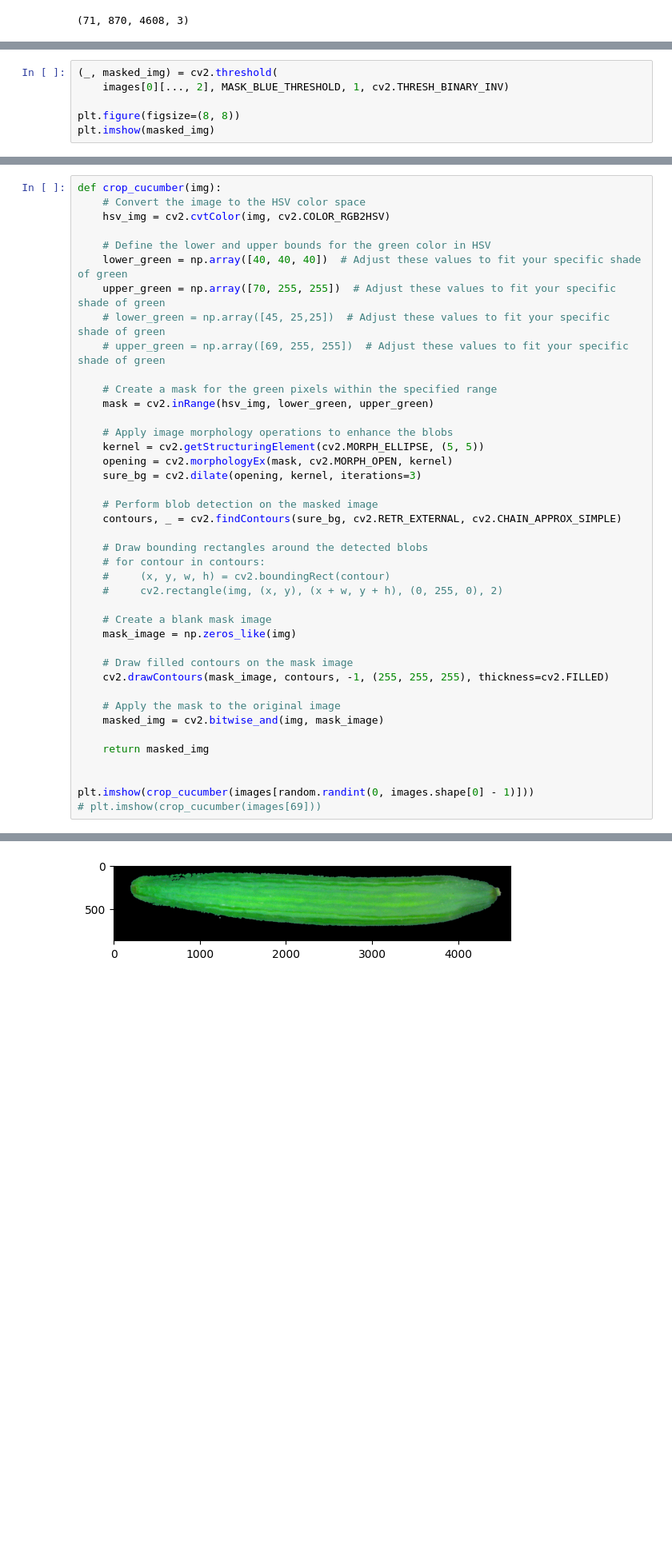
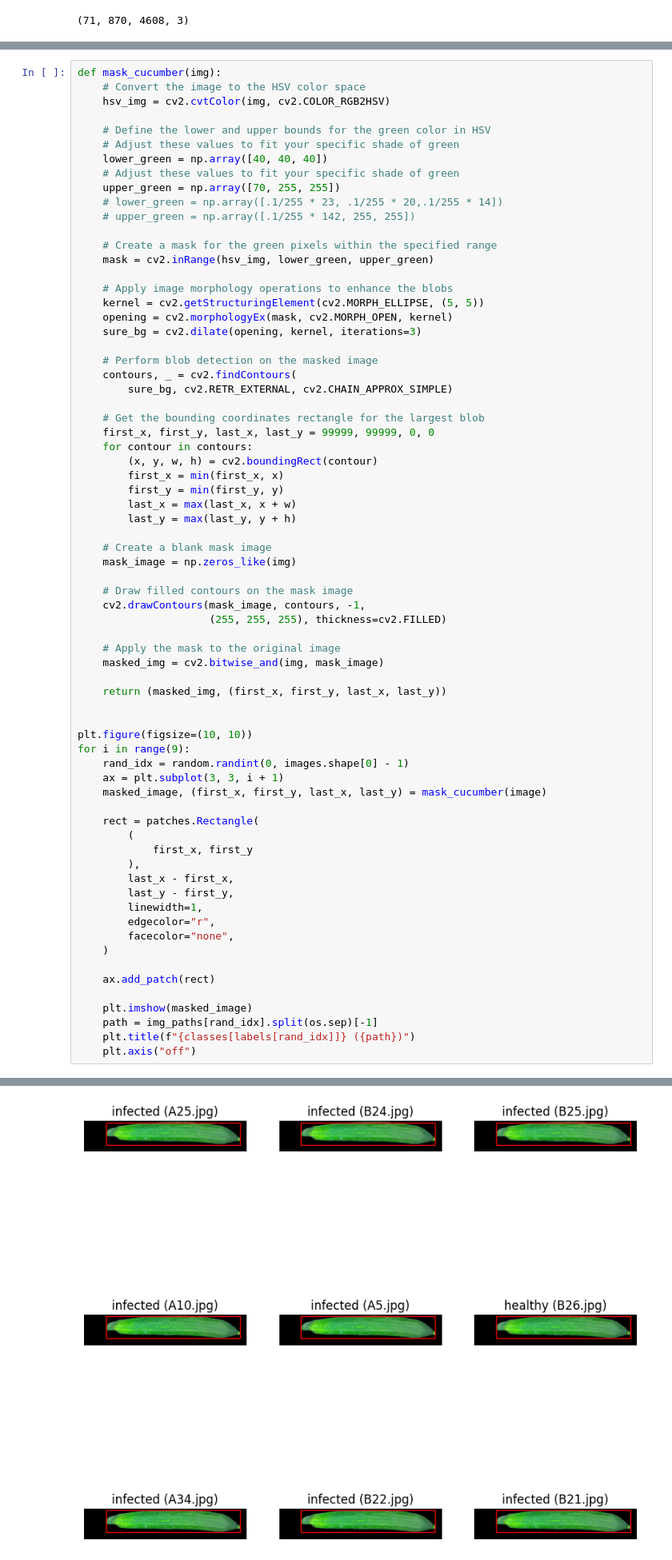
Before and after one commit to Niklas-Mezynski/fontys-cucumber-disease-ai-model, a Jupyter notebook: final_procedure_second_dataset.ipynb, the cells around one changed output, grey strips where cells are left out. Shown at 80% size. Drawn from its saved outputs; the diff is of its cells as text; blank space fills up the shorter version.

```diff
--- a/final_procedure_second_dataset.ipynb
+++ b/final_procedure_second_dataset.ipynb
@@ -170,9 +147,3 @@ def get_first_and_last_cucumber_pixel(image):
         (first_cucumber_pixel_x, first_cucumber_pixel_y),
         (last_cucumber_pixel_x, last_cucumber_pixel_y),
     )
-# %%
-(_, masked_img) = cv2.threshold(
-    images[0][..., 2], MASK_BLUE_THRESHOLD, 1, cv2.THRESH_BINARY_INV)
-
-plt.figure(figsize=(8, 8))
-plt.imshow(masked_img)
@@ -182,13 +150,15 @@ plt.imshow(masked_img)
 # %%
-def crop_cucumber(img):
+def mask_cucumber(img):
     # Convert the image to the HSV color space
     hsv_img = cv2.cvtColor(img, cv2.COLOR_RGB2HSV)
 
     # Define the lower and upper bounds for the green color in HSV
-    lower_green = np.array([40, 40, 40])  # Adjust these values to fit your specific shade of green
-    upper_green = np.array([70, 255, 255])  # Adjust these values to fit your specific shade of green
-    # lower_green = np.array([45, 25,25])  # Adjust these values to fit your specific shade of green
-    # upper_green = np.array([69, 255, 255])  # Adjust these values to fit your specific shade of green
+    # Adjust these values to fit your specific shade of green
+    lower_green = np.array([40, 40, 40])
+    # Adjust these values to fit your specific shade of green
+    upper_green = np.array([70, 255, 255])
+    # lower_green = np.array([.1/255 * 23, .1/255 * 20,.1/255 * 14])
+    # upper_green = np.array([.1/255 * 142, 255, 255])
 
     # Create a mask for the green pixels within the specified range
     mask = cv2.inRange(hsv_img, lower_green, upper_green)
@@ -199,25 +169,52 @@ def crop_cucumber(img):
     sure_bg = cv2.dilate(opening, kernel, iterations=3)
 
     # Perform blob detection on the masked image
-    contours, _ = cv2.findContours(sure_bg, cv2.RETR_EXTERNAL, cv2.CHAIN_APPROX_SIMPLE)
+    contours, _ = cv2.findContours(
+        sure_bg, cv2.RETR_EXTERNAL, cv2.CHAIN_APPROX_SIMPLE)
 
-    # Draw bounding rectangles around the detected blobs
-    # for contour in contours:
-    #     (x, y, w, h) = cv2.boundingRect(contour)
-    #     cv2.rectangle(img, (x, y), (x + w, y + h), (0, 255, 0), 2)
+    # Get the bounding coordinates rectangle for the largest blob
+    first_x, first_y, last_x, last_y = 99999, 99999, 0, 0
+    for contour in contours:
+        (x, y, w, h) = cv2.boundingRect(contour)
+        first_x = min(first_x, x)
+        first_y = min(first_y, y)
+        last_x = max(last_x, x + w)
+        last_y = max(last_y, y + h)
 
     # Create a blank mask image
     mask_image = np.zeros_like(img)
 
     # Draw filled contours on the mask image
-    cv2.drawContours(mask_image, contours, -1, (255, 255, 255), thickness=cv2.FILLED)
+    cv2.drawContours(mask_image, contours, -1,
+                     (255, 255, 255), thickness=cv2.FILLED)
 
     # Apply the mask to the original image
     masked_img = cv2.bitwise_and(img, mask_image)
 
-    return masked_img
+    return (masked_img, (first_x, first_y, last_x, last_y))
 
 
-plt.imshow(crop_cucumber(images[random.randint(0, images.shape[0] - 1)]))
-# plt.imshow(crop_cucumber(images[69]))
+plt.figure(figsize=(10, 10))
+for i in range(9):
+    rand_idx = random.randint(0, images.shape[0] - 1)
+    ax = plt.subplot(3, 3, i + 1)
+    masked_image, (first_x, first_y, last_x, last_y) = mask_cucumber(image)
+
+    rect = patches.Rectangle(
+        (
+            first_x, first_y
+        ),
+        last_x - first_x,
+        last_y - first_y,
+        linewidth=1,
+        edgecolor="r",
+        facecolor="none",
+    )
+
+    ax.add_patch(rect)
+
+    plt.imshow(masked_image)
+    path = img_paths[rand_idx].split(os.sep)[-1]
+    plt.title(f"{classes[labels[rand_idx]]} ({path})")
+    plt.axis("off")
 # %% [output]
@@ -225 +221 @@ plt.imshow(crop_cucumber(images[random.randint(0, images.shape[0] - 1)]))
-[figure, old version]
+[figure, new version]
```
Also changed, not shown: parts of 29 cells of this notebook, 1 other file.
